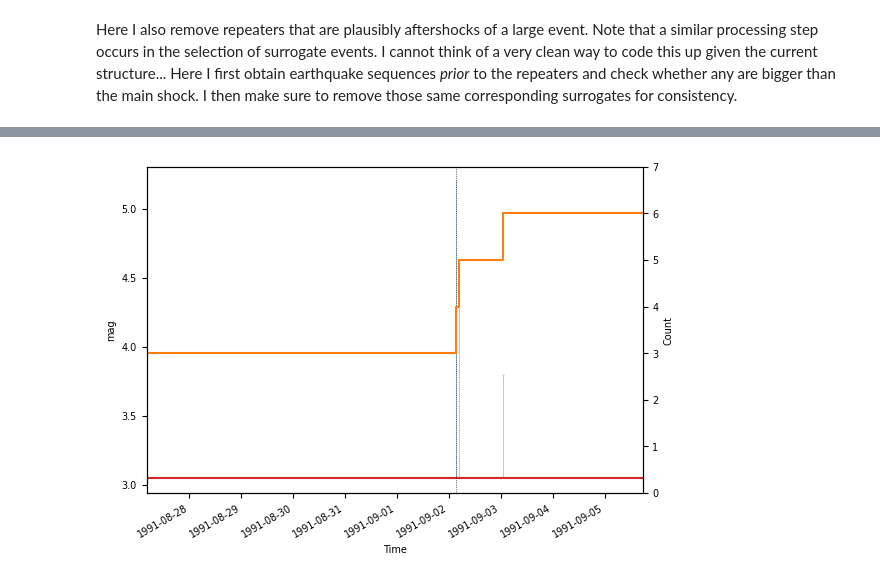
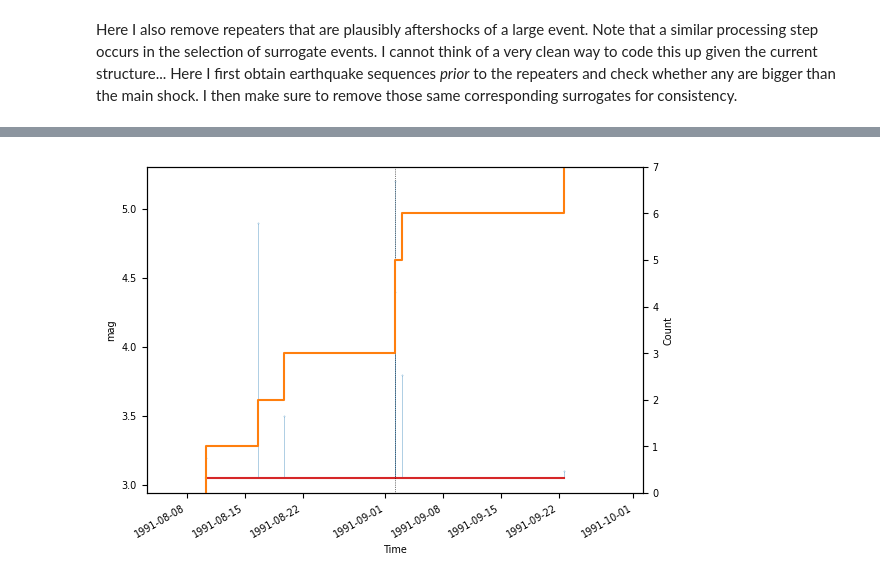
Before and after one commit to keliankaz/repeaters, a Jupyter notebook: repeaters_and_sequences.ipynb, the cells around one changed output, grey strips where cells are left out. Cells and saved outputs as stored; diff of their text form; code cells hidden in the pictures.

```diff
--- a/repeaters_and_sequences.ipynb
+++ b/repeaters_and_sequences.ipynb
@@ -130,13 +128,13 @@ dummy_sequences = dummy_repeater_seq.sequences
 # %%
 fig, ax = plt.subplots()
 sequences[0]["catalog_1"].plot_time_series(ax=ax)
 ax.axvline(sequences[0]["time"],ls=':',c='k',lw=0.5)
 ax.set(
-    xlim=np.mean(ax.get_xlim()) + (ax.get_xlim() - np.mean(ax.get_xlim()))/5 # zoom in enhance cliché
+    xlim=np.mean(ax.get_xlim()) + (ax.get_xlim() - np.mean(ax.get_xlim())) # zoom in enhance cliché
 )
 fig.autofmt_xdate()
 # %% [output]
-[figure, old version]
+[figure, new version]
 # %%
 print('After processing...')
 print(f'Number of dummy sequences: {len(dummy_sequences)}')
```
Also changed, not shown: parts of 13 cells of this notebook, 4 other files.
